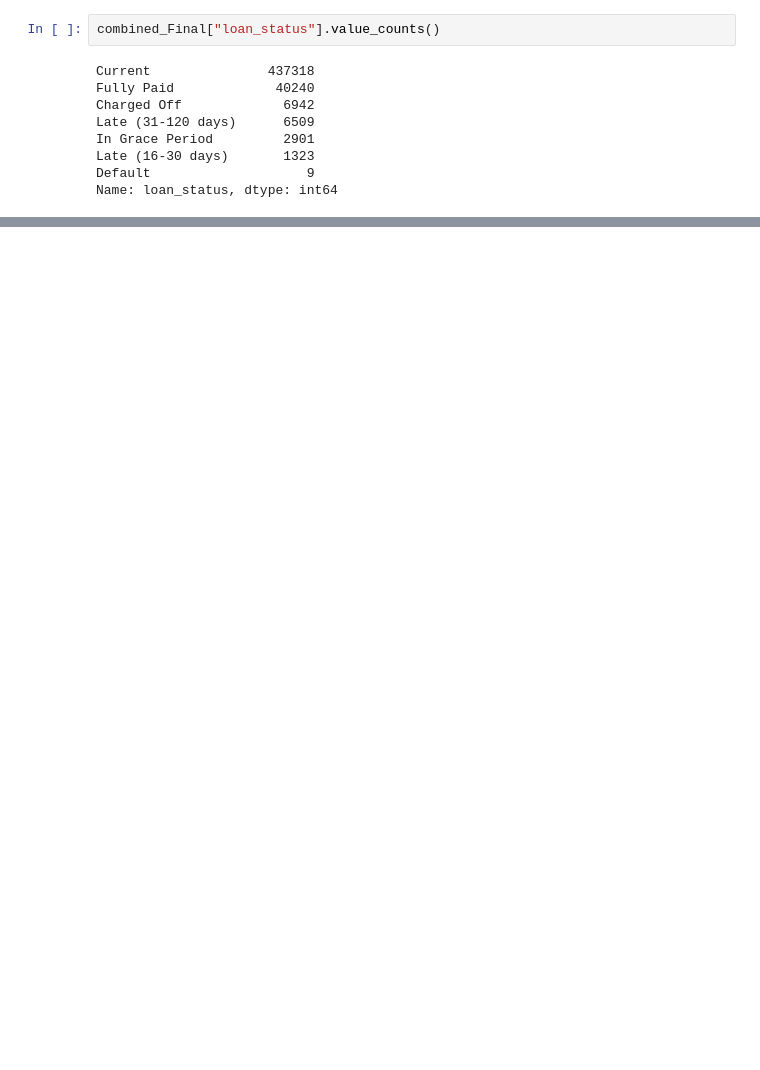
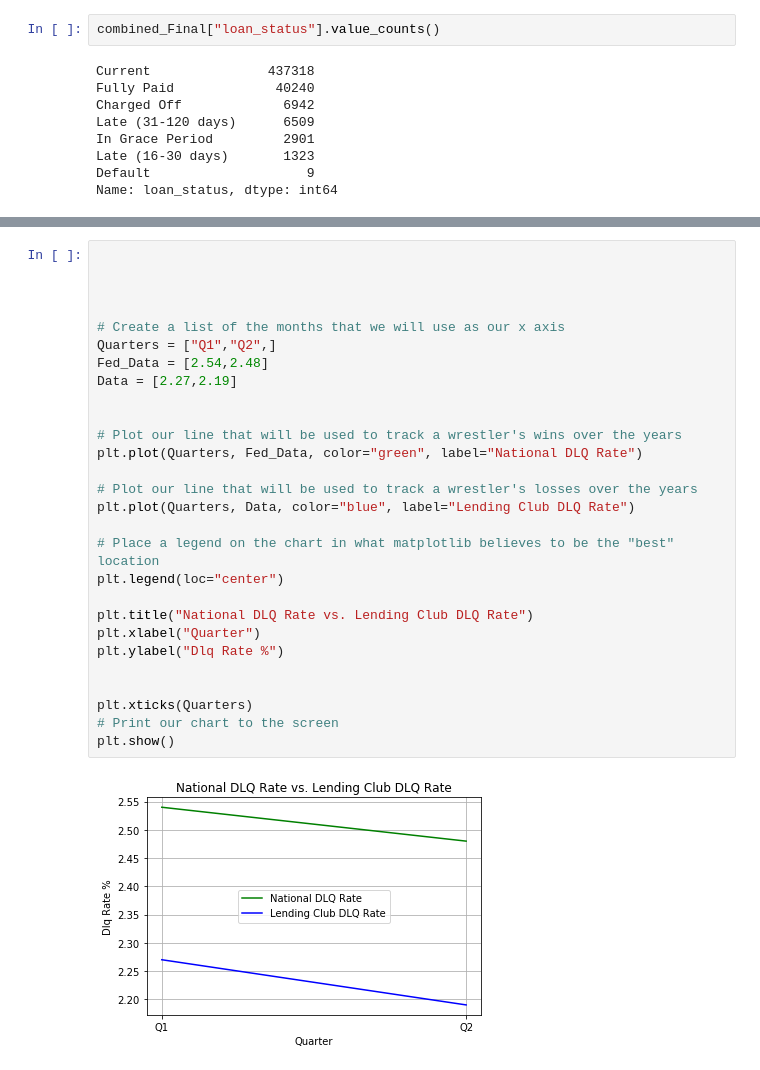
Before and after one commit to Ironbark427/Team-1, a Jupyter notebook: dlq_data.ipynb, the cells around one changed output, grey strips where cells are left out. Cells and saved outputs as stored; diff of their text form; blank space fills up the shorter version.

Commit message:
monday 3/11# Please enter the commit message for your changes. Lines starting

```diff
--- a/dlq_data.ipynb
+++ b/dlq_data.ipynb
@@ -97,0 +175,30 @@ Name: loan_status, dtype: int64
+# %%
+
+
+
+
+# Create a list of the months that we will use as our x axis
+Quarters = ["Q1","Q2",]
+Fed_Data = [2.54,2.48]
+Data = [2.27,2.19]
+
+
+# Plot our line that will be used to track a wrestler's wins over the years
+plt.plot(Quarters, Fed_Data, color="green", label="National DLQ Rate")
+
+# Plot our line that will be used to track a wrestler's losses over the years
+plt.plot(Quarters, Data, color="blue", label="Lending Club DLQ Rate")
+
+# Place a legend on the chart in what matplotlib believes to be the "best" location
+plt.legend(loc="center")
+
+plt.title("National DLQ Rate vs. Lending Club DLQ Rate")
+plt.xlabel("Quarter")
+plt.ylabel("Dlq Rate %")
+
+
+plt.xticks(Quarters)
+# Print our chart to the screen
+plt.show()
+# %% [output]
+[figure, added]
```
Also changed, not shown: parts of 7 cells of this notebook.
